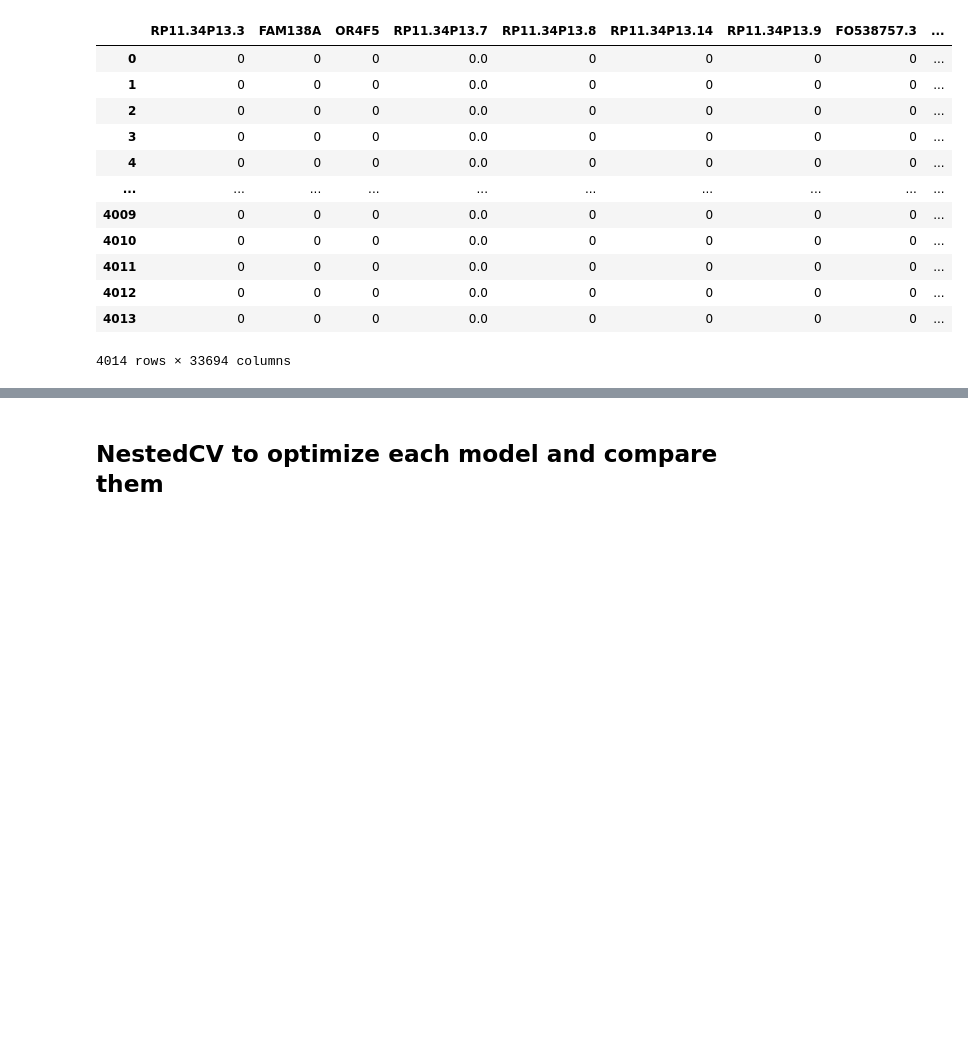
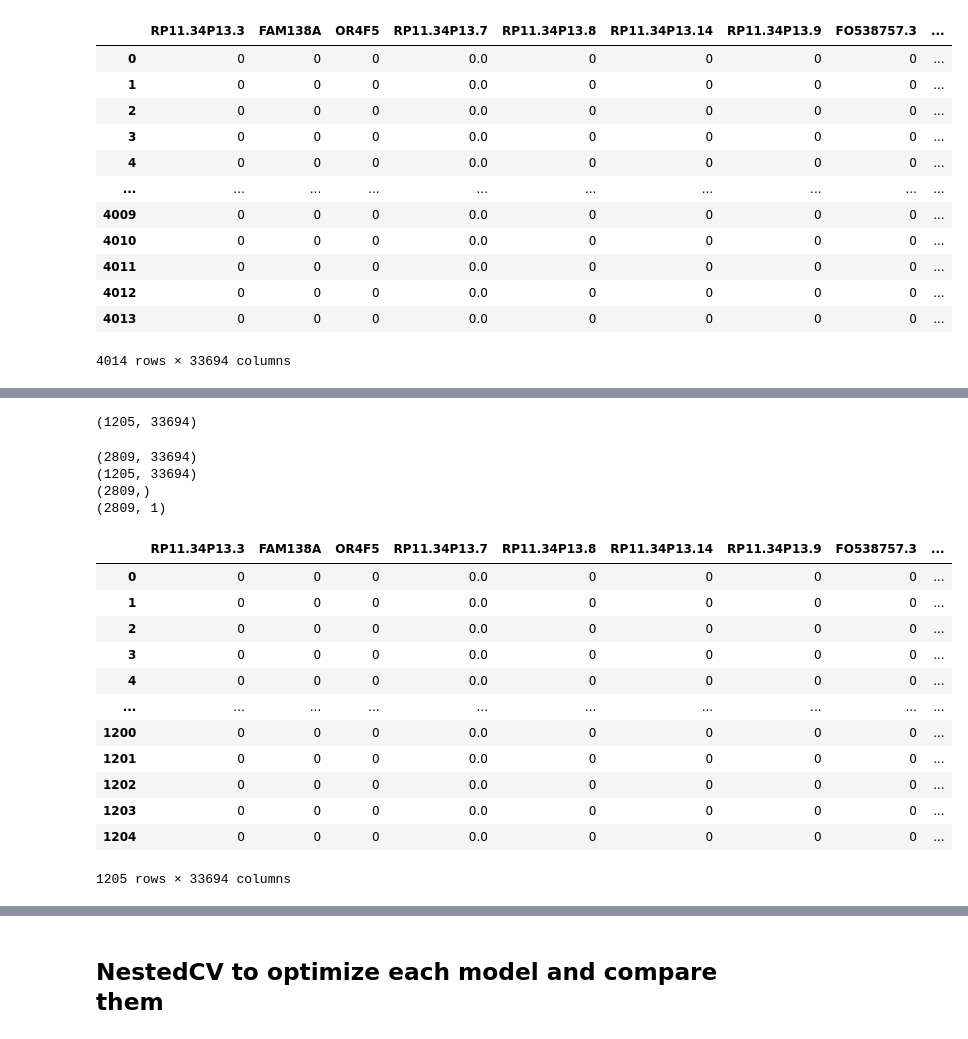
Before and after one commit to daphnetsolissou/scRNAseq-CellTypeClassifier-breast-epithelium, a Jupyter notebook: model_selection_pipeline.ipynb, the cells around one changed output, grey strips where cells are left out. Drawn from its saved outputs; the diff is of its cells as text; code cells hidden in the pictures; blank space fills up the shorter version.

```diff
--- a/model_selection_pipeline.ipynb
+++ b/model_selection_pipeline.ipynb
@@ -109,0 +112,6 @@ array([0, 0, 2, ..., 2, 1, 0])
+# %%
+# create held-out test set for final model testing
+X, X_test, y, y_test = train_test_split(X, y, random_state=42, test_size=0.3, stratify=y, shuffle=True)
+print(X_test.shape)
+# %% [output]
+(1205, 33694)
@@ -109,0 +131,26 @@ array([0, 0, 2, ..., 2, 1, 0])
+# %%
+print(X.shape)
+print(X_test.shape)
+print(y.shape)
+print(y_test.shape)
+# %% [output]
+(2809, 33694)
+(1205, 33694)
+(2809,)
+(2809, 1)
+# %%
+X_test
+# %% [output]
+|  | RP11.34P13.3 | FAM138A | OR4F5 | RP11.34P13.7 | RP11.34P13.8 | RP11.34P13.14 | RP11.34P13.9 | FO538757.3 | ... |
+| 0 | 0 | 0 | 0 | 0.0 | 0 | 0 | 0 | 0 | ... |
+| 1 | 0 | 0 | 0 | 0.0 | 0 | 0 | 0 | 0 | ... |
+| 2 | 0 | 0 | 0 | 0.0 | 0 | 0 | 0 | 0 | ... |
+| 3 | 0 | 0 | 0 | 0.0 | 0 | 0 | 0 | 0 | ... |
+| 4 | 0 | 0 | 0 | 0.0 | 0 | 0 | 0 | 0 | ... |
+| ... | ... | ... | ... | ... | ... | ... | ... | ... | ... |
+| 1200 | 0 | 0 | 0 | 0.0 | 0 | 0 | 0 | 0 | ... |
+| 1201 | 0 | 0 | 0 | 0.0 | 0 | 0 | 0 | 0 | ... |
+| 1202 | 0 | 0 | 0 | 0.0 | 0 | 0 | 0 | 0 | ... |
+| 1203 | 0 | 0 | 0 | 0.0 | 0 | 0 | 0 | 0 | ... |
+| 1204 | 0 | 0 | 0 | 0.0 | 0 | 0 | 0 | 0 | ... |
+1205 rows × 33694 columns
```
Also changed, not shown: parts of 10 cells of this notebook.
